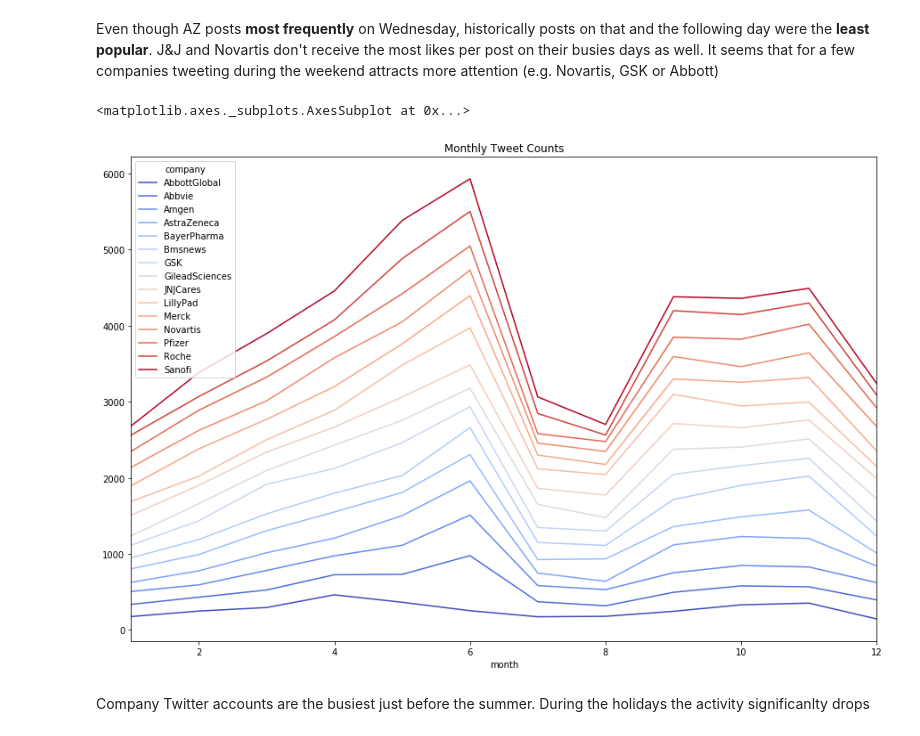
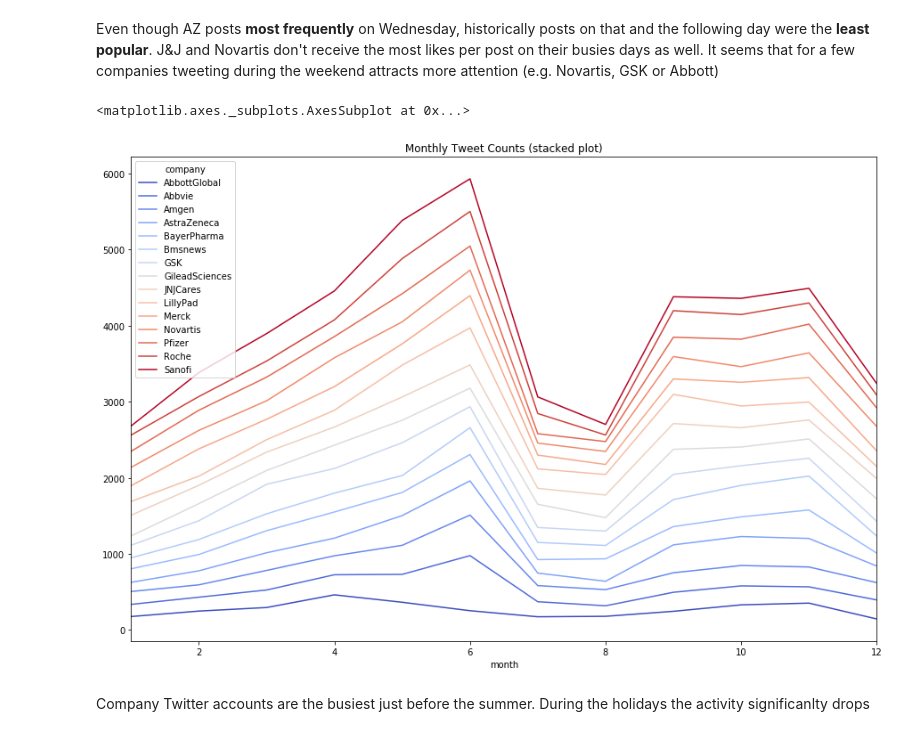
Before and after one commit to mbalcerzak/twitter_pharma, a Jupyter notebook: data_analysis/EDA_notebook.ipynb, the cells around one changed output. Drawn from its saved outputs; the diff is of its cells as text; code cells hidden in the pictures.

Commit message:
final_ipyn
Final changes vol1
To be added - analysis of tweeting frequency pikes

```diff
--- a/data_analysis/EDA_notebook.ipynb
+++ b/data_analysis/EDA_notebook.ipynb
@@ -102,7 +102,7 @@ def prepare_dataset(company):
 
     def clean_tweet(tweet):
         check = '(@[A-Za-z]+)|([^A-Za-z \t\&])|(\w+:\/\/\S+)'
-        return ' '.join(re.sub(check, ' ', tweet).split())
+        return ' '.join([x.lower() for x in re.sub(check, ' ', tweet).split()])
 
     df['clean_tweet'] = [clean_tweet(tweet.replace('&amp;','&')).replace(' & ','&') for tweet in df['text']]
     df['len'] = df['clean_tweet'].apply(len)
@@ -528,10 +528,10 @@ df_weekdays.reindex(days_of_the_week)
 Even though AZ posts **most frequently** on Wednesday, historically posts on that and the following day were the **least popular**. J&J and Novartis don't receive the most likes per post on their busies days as well. It seems that for a few companies tweeting during the weekend attracts more attention (e.g. Novartis, GSK or Abbott)
 # %%
 monthly_tweets = df_all.groupby(['month', 'company']).size().unstack()
-monthly_tweets.plot(title = 'Monthly Tweet Counts', stacked = True, colormap = 'coolwarm', figsize = (15,10))
+monthly_tweets.plot(title = 'Monthly Tweet Counts (stacked plot)', stacked = True, colormap = 'coolwarm', figsize = (15,10))
 # %% [output]
 <matplotlib.axes._subplots.AxesSubplot at 0x...>
-[figure, old version]
+[figure, new version]
 # %% [markdown]
 Company Twitter accounts are the busiest just before the summer. During the holidays the activity significanlty drops
 # %%
```
Also changed, not shown: parts of 27 cells of this notebook.
